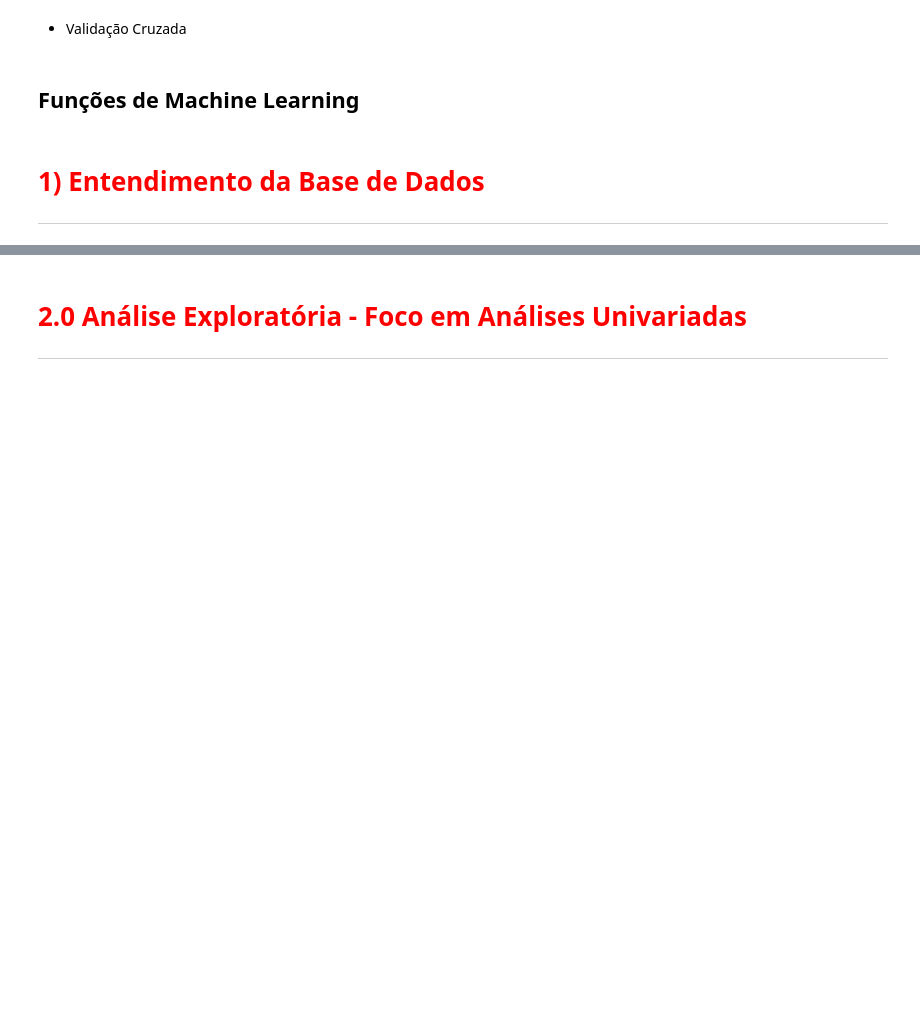
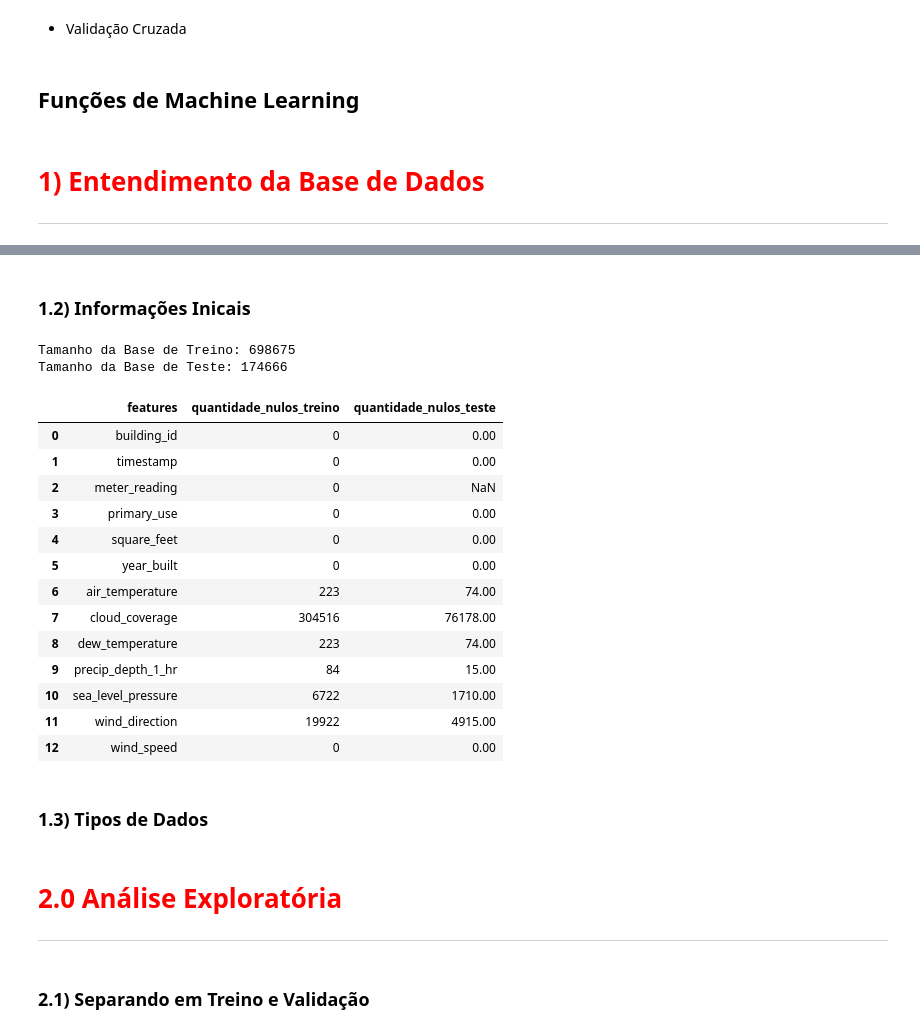
Before and after one commit to leonardovargas10/Modelo_Forecasting_Consumo_Energia, a Jupyter notebook: Modelo_Predicao_Consumo_Energia.ipynb, the cells around one changed output, grey strips where cells are left out. Drawn from its saved outputs; the diff is of its cells as text; code cells hidden in the pictures; blank space fills up the shorter version.

```diff
--- a/Modelo_Predicao_Consumo_Energia.ipynb
+++ b/Modelo_Predicao_Consumo_Energia.ipynb
@@ -697,6 +799,37 @@ def regressao_random_forest(target_type, x_train, y_train, x_test, y_test, otimi
+# %% [markdown]
+### 1.2) Informações Inicais
 # %%
 train = pd.read_csv('../04_modelo_predicao_consumo_energia/data/train.csv')
 test = pd.read_csv('../04_modelo_predicao_consumo_energia/data/test.csv')
+# %%
+print(f'Tamanho da Base de Treino: {train.shape[0]}')
+print(f'Tamanho da Base de Teste: {test.shape[0]}')
+
+df_nulls_train = pd.DataFrame(train.isnull().sum()).reset_index().rename({'index':'features', 0:'quantidade_nulos_treino'}, axis = 1)
+df_nulls_test = pd.DataFrame(test.isnull().sum()).reset_index().rename({'index':'features', 0:'quantidade_nulos_teste'}, axis = 1)
+df_null = df_nulls_train.merge(df_nulls_test, on = 'features', how = 'left')
+df_null
+# %% [output]
+Tamanho da Base de Treino: 698675
+Tamanho da Base de Teste: 174666
+|  | features | quantidade_nulos_treino | quantidade_nulos_teste |
+| 0 | building_id | 0 | 0.00 |
+| 1 | timestamp | 0 | 0.00 |
+| 2 | meter_reading | 0 | NaN |
+| 3 | primary_use | 0 | 0.00 |
+| 4 | square_feet | 0 | 0.00 |
+| 5 | year_built | 0 | 0.00 |
+| 6 | air_temperature | 223 | 74.00 |
+| 7 | cloud_coverage | 304516 | 76178.00 |
+| 8 | dew_temperature | 223 | 74.00 |
+| 9 | precip_depth_1_hr | 84 | 15.00 |
+| 10 | sea_level_pressure | 6722 | 1710.00 |
+| 11 | wind_direction | 19922 | 4915.00 |
+| 12 | wind_speed | 0 | 0.00 |
+# %% [markdown]
+### 1.3) Tipos de Dados
 # %% [markdown]
-# <font color='red' style='font-size: 40px;'> 2.0 Análise Exploratória  - Foco em Análises Univariadas </font>
+# <font color='red' style='font-size: 40px;'> 2.0 Análise Exploratória </font>
 <hr style='border: 2px solid red;'>
+# %% [markdown]
+### 2.1) Separando em Treino e Validação
```
Also changed, not shown: parts of 20 cells of this notebook, 1 other file.
